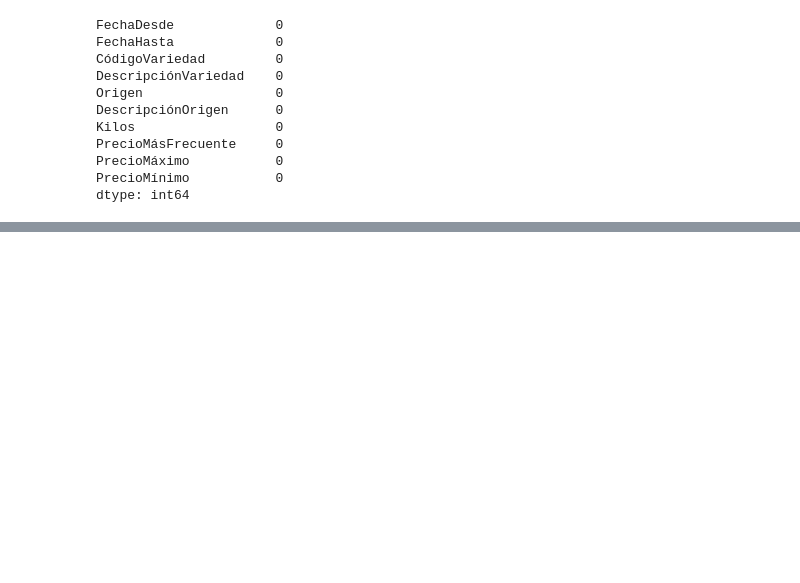
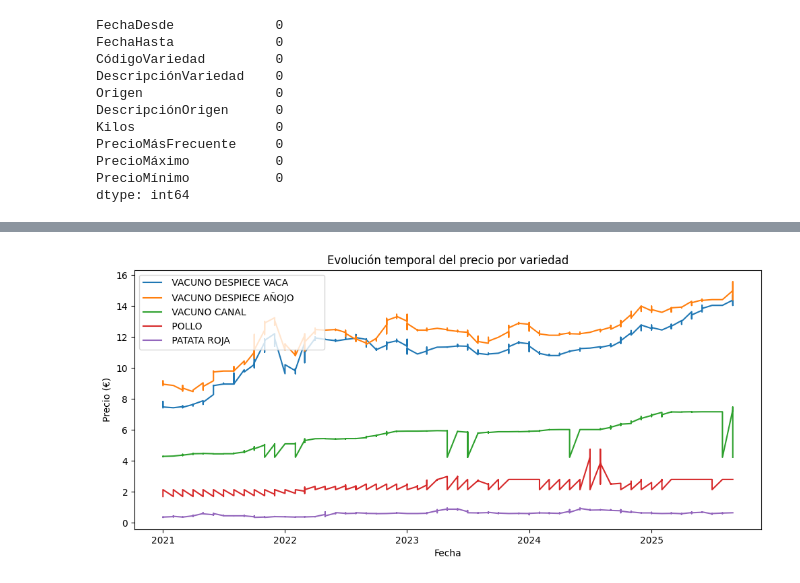
Before and after one commit to AllanVCh/mercamadrid-price-analysis, a Jupyter notebook: notebooks/01_data_cleaning.ipynb, the cells around one changed output, grey strips where cells are left out. Drawn from its saved outputs; the diff is of its cells as text; code cells hidden in the pictures; blank space fills up the shorter version.

```diff
--- a/notebooks/01_data_cleaning.ipynb
+++ b/notebooks/01_data_cleaning.ipynb
@@ -125,0 +254,20 @@ df = df[df["DescripciónVariedad"].isin(product_counts[product_counts>=min_requi
+# %%
+#“Algunas variedades presentan picos abruptos y caídas pronunciadas, mientras que otras muestran una evolución más estable, reforzando la clasificación previa de productos volátiles vs estables.”
+
+productos_plot = top_productos[:5]
+
+df_ts = df[df["DescripciónVariedad"].isin(productos_plot)]
+
+plt.figure(figsize=(12, 5))
+
+for p in productos_plot:
+    data_p = df_ts[df_ts["DescripciónVariedad"] == p]
+    plt.plot(data_p["FechaDesde"], data_p["PrecioBase"], label=p)
+
+plt.legend()
+plt.title("Evolución temporal del precio por variedad")
+plt.xlabel("Fecha")
+plt.ylabel("Precio (€)")
+plt.show()
+# %% [output]
+[figure, added]
```
Also changed, not shown: parts of 16 cells of this notebook.
